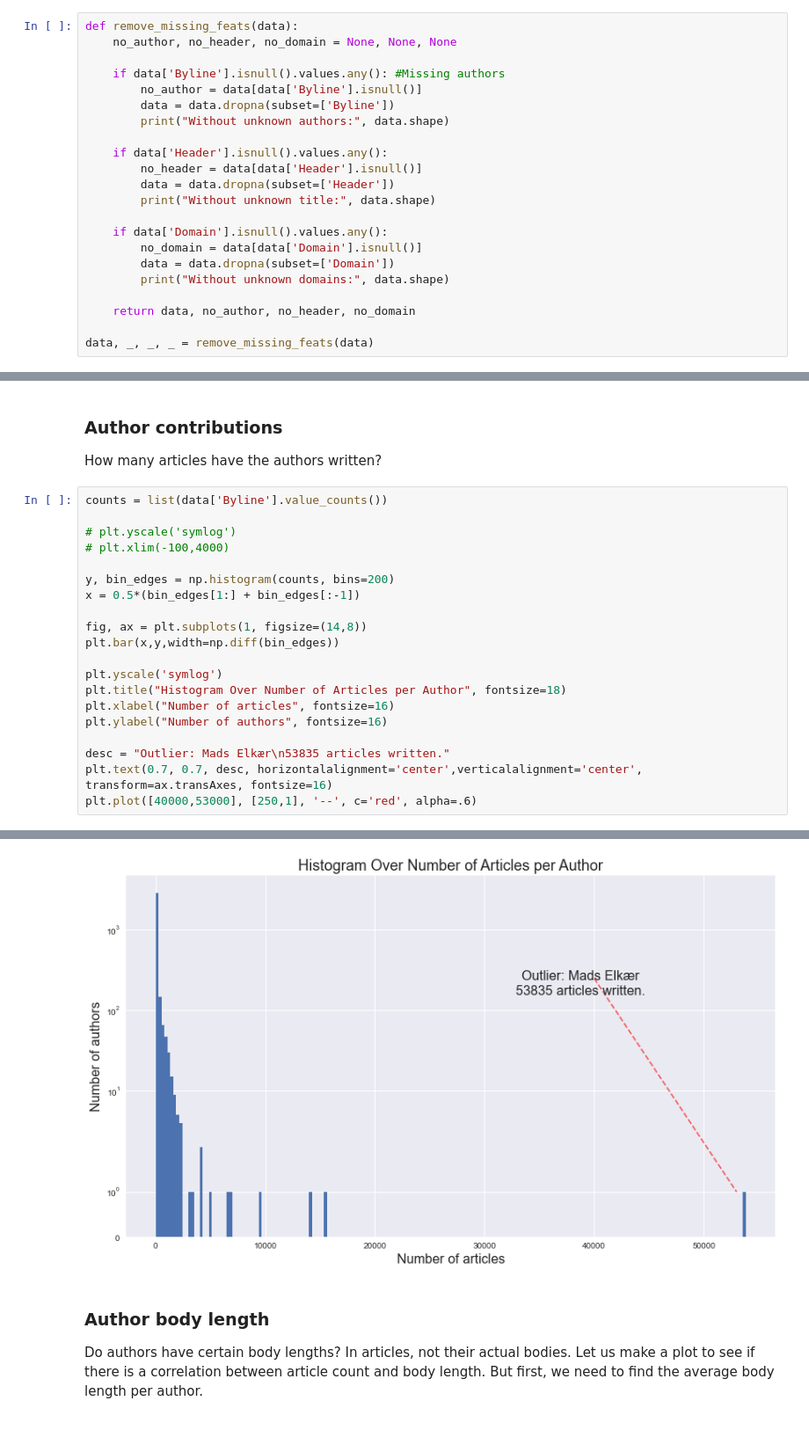
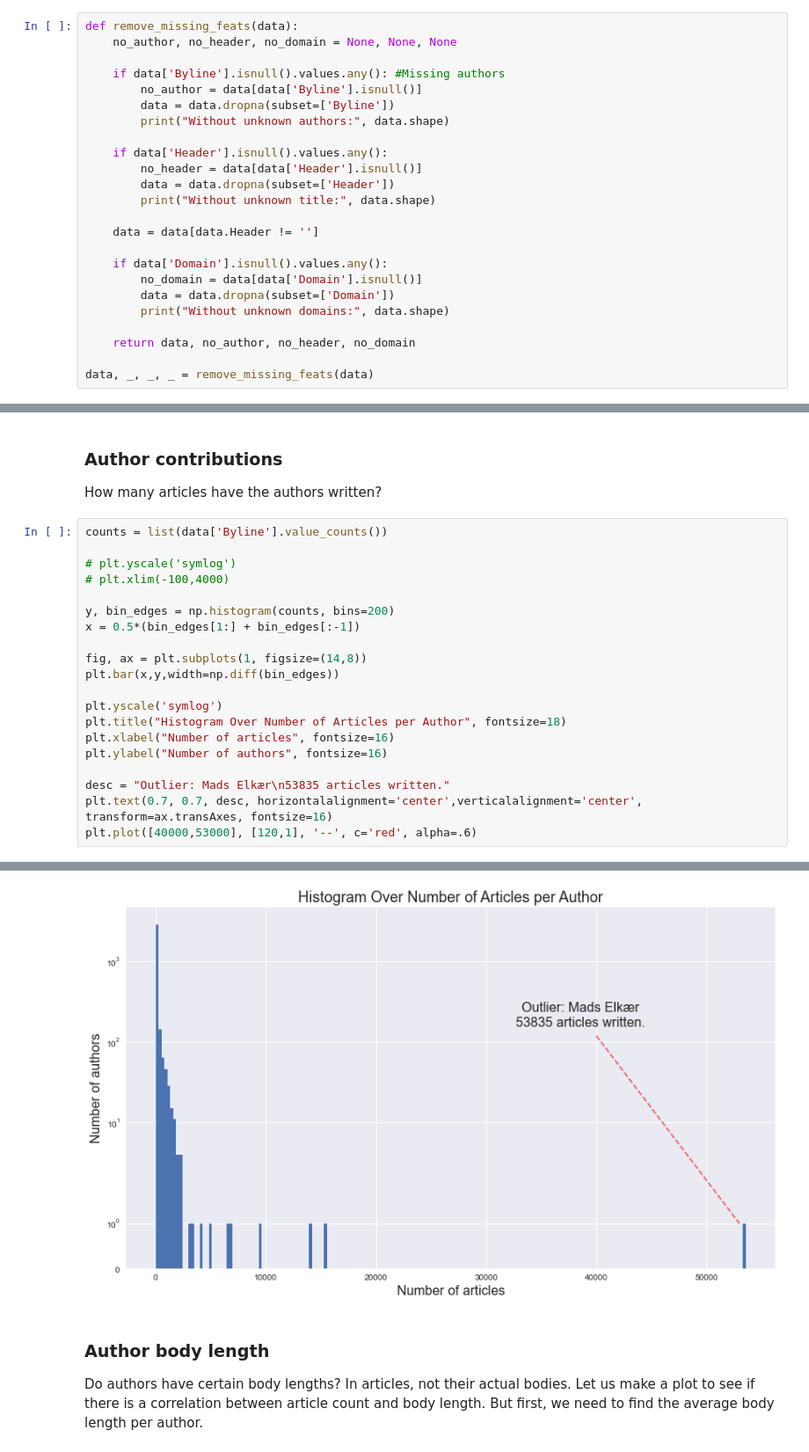
Before and after one commit to kroglkt/articlencoding, a Jupyter notebook: Data Formatting.ipynb, the cells around one changed output, grey strips where cells are left out. Shown: that part at 88% size. Saved outputs shown, nothing was run; the diff lists cells and outputs as text.

```diff
--- a/Data Formatting.ipynb
+++ b/Data Formatting.ipynb
@@ -62,6 +64,8 @@ def remove_missing_feats(data):
         data = data.dropna(subset=['Header'])
         print("Without unknown title:", data.shape)
 
+    data = data[data.Header != '']
+
     if data['Domain'].isnull().values.any():
         no_domain = data[data['Domain'].isnull()]
         data = data.dropna(subset=['Domain'])
@@ -244,26 +254,26 @@ How many articles have the authors written?
 # %%
 counts = list(data['Byline'].value_counts())
 
 # plt.yscale('symlog')
 # plt.xlim(-100,4000)
 
 y, bin_edges = np.histogram(counts, bins=200)
 x = 0.5*(bin_edges[1:] + bin_edges[:-1])
 
 fig, ax = plt.subplots(1, figsize=(14,8))
 plt.bar(x,y,width=np.diff(bin_edges))
 
 plt.yscale('symlog')
 plt.title("Histogram Over Number of Articles per Author", fontsize=18)
 plt.xlabel("Number of articles", fontsize=16)
 plt.ylabel("Number of authors", fontsize=16)
 
 desc = "Outlier: Mads Elkær\n53835 articles written."
 plt.text(0.7, 0.7, desc, horizontalalignment='center',verticalalignment='center', transform=ax.transAxes, fontsize=16)
-plt.plot([40000,53000], [250,1], '--', c='red', alpha=.6)
+plt.plot([40000,53000], [120,1], '--', c='red', alpha=.6)
 # %% [output]
 [<matplotlib.lines.Line2D at 0x...>]
-[figure, old version]
+[figure, new version]
 # %% [markdown]
 ### Author body length
 Do authors have certain body lengths? In articles, not their actual bodies. Let us make a plot to see if there is a correlation between article count and body length. But first, we need to find the average body length per author.
```
Also changed, not shown: parts of 21 cells of this notebook, 2 other files.
